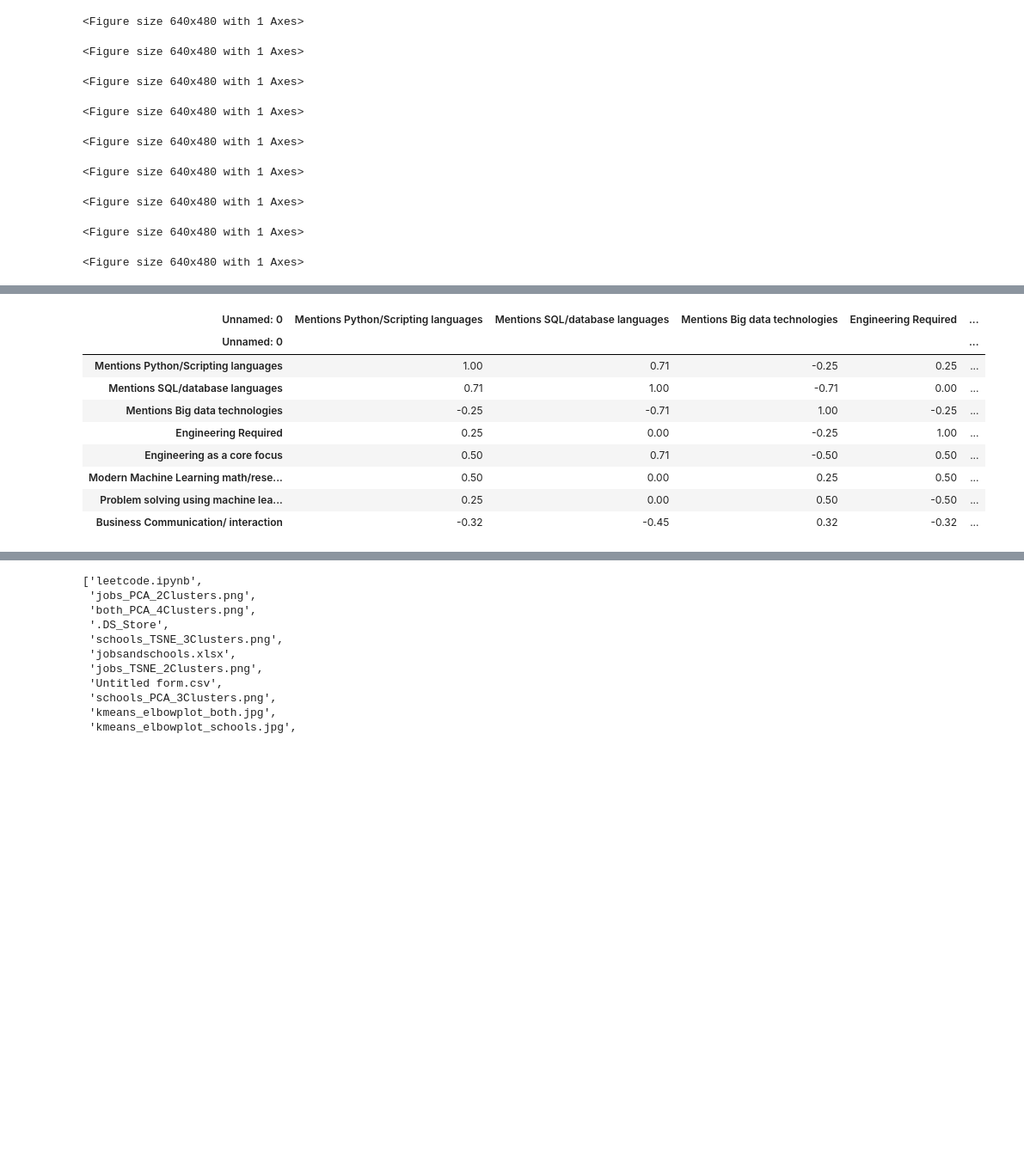
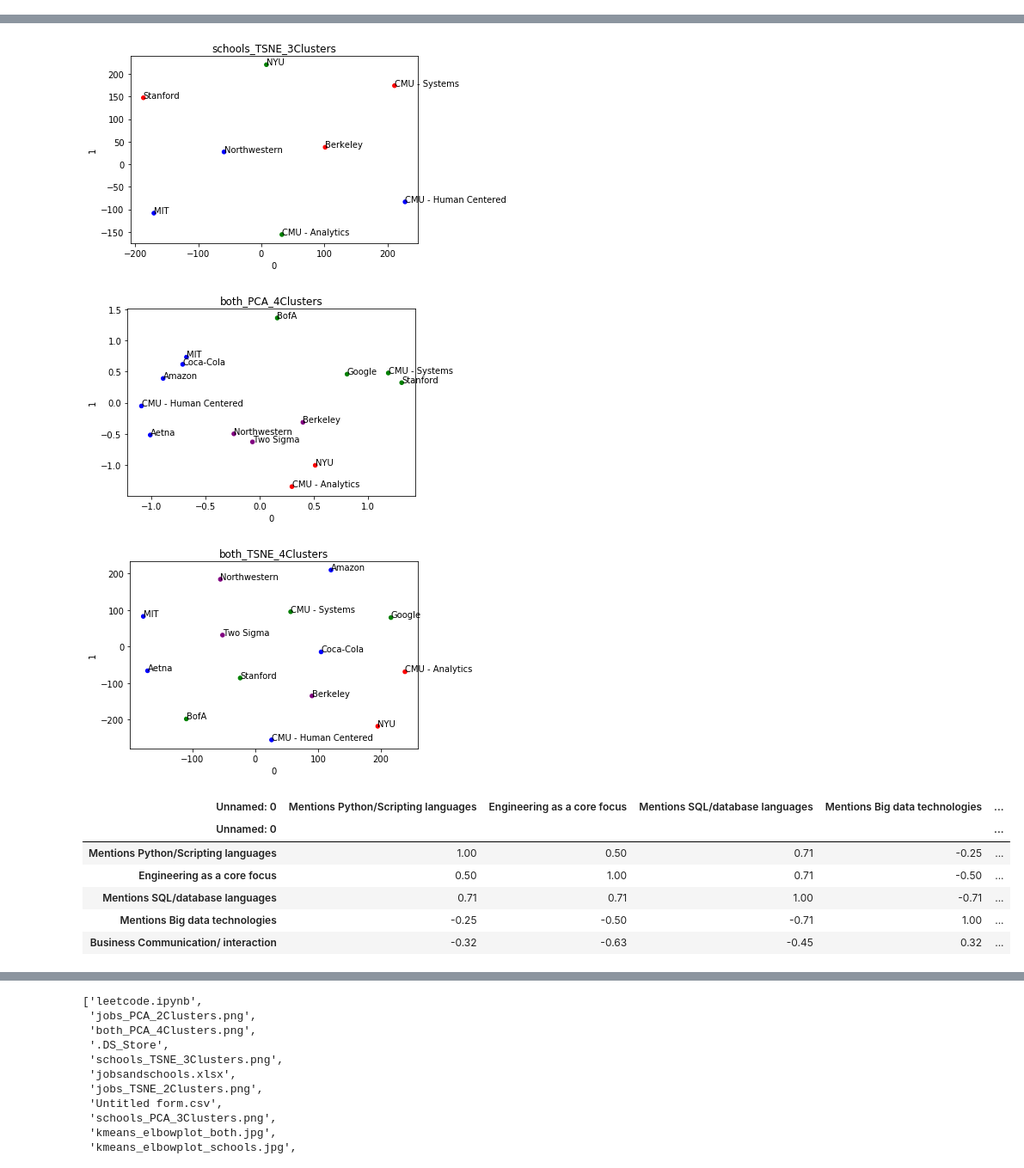
Before and after one commit to leedtan/schoolresearch, a Jupyter notebook: analyzejobsandschools.ipynb, the cells around one changed output, grey strips where cells are left out. Shown: that part at 86% size. Cells and saved outputs as stored; diff of their text form; code cells hidden in the pictures; blank space fills up the shorter version.

```diff
--- a/analyzejobsandschools.ipynb
+++ b/analyzejobsandschools.ipynb
@@ -61,18 +61,23 @@ for raw_data, source_name, n_clusters in zip([jobs, schools, both], ['jobs', 'sc
         data = fit_pca(raw_data, model)
         scatter(data, source_name + '_' + modelname + '_' + str(max(cluster_assignments) + 1) + 'Clusters',
                 cluster_assignments)
+data_indexes = [0, 4, 1, 5, 7, 2, -1]
+jobs = jobs.iloc[:,data_indexes]
+schools = schools.iloc[:,data_indexes]
 
-needed = pd.Series(jobs.mean(0).values - schools.mean(0).values, index = schools.columns)
+def calculate_need(jobs, schools):
+    needed = pd.Series(jobs.mean(0).values - schools.mean(0).values, index = schools.columns)
 
-norm_need = (needed - needed.min())/(needed.max()- needed.min()) * 2 - 1
+    norm_need = (needed - needed.min())/(needed.max()- needed.min()) * 2 - 1
 
-needed = needed.to_frame()
+    needed = needed.to_frame()
 
-needed.columns = ['need']
+    needed.columns = ['need']
 
-needed['jobs'] = jobs.mean(0).values
-needed['schools'] = schools.mean(0).values
-
+    needed['jobs'] = jobs.mean(0).values
+    needed['schools'] = schools.mean(0).values
+    return needed.round(2)
+needed = needed_reported = calculate_need(jobs, schools)
 
 
 def highlight_greaterthan(s, threshold, column):
@@ -81,8 +86,6 @@ def highlight_greaterthan(s, threshold, column):
             'background-color: lightgreen' if s[column] < -.1 else ''
             for v in is_max]
 
-
-needed = needed.round(2)
 
 needed = needed[['jobs', 'schools', 'need']]
 
@@ -132,12 +135,3 @@ write_with_color(needed, 'needed.xlsx')
 
 jobs.corr().dropna(how='all').dropna(how='all', axis=1).round(2)
 # %% [output]
-<Figure size 640x480 with 1 Axes>
-<Figure size 640x480 with 1 Axes>
-<Figure size 640x480 with 1 Axes>
-<Figure size 640x480 with 1 Axes>
-<Figure size 640x480 with 1 Axes>
-<Figure size 640x480 with 1 Axes>
-<Figure size 640x480 with 1 Axes>
-<Figure size 640x480 with 1 Axes>
-<Figure size 640x480 with 1 Axes>
@@ -144,10 +144,10 @@ jobs.corr().dropna(how='all').dropna(how='all', axis=1).round(2)
+[figure, added]
+[figure, added]
+[figure, added]
-| Unnamed: 0 | Mentions Python/Scripting languages | Mentions SQL/database languages | Mentions Big data technologies | Engineering Required | ... |
+| Unnamed: 0 | Mentions Python/Scripting languages | Engineering as a core focus | Mentions SQL/database languages | Mentions Big data technologies | ... |
 | Unnamed: 0 |  |  |  |  | ... |
-| Mentions Python/Scripting languages | 1.00 | 0.71 | -0.25 | 0.25 | ... |
-| Mentions SQL/database languages | 0.71 | 1.00 | -0.71 | 0.00 | ... |
-| Mentions Big data technologies | -0.25 | -0.71 | 1.00 | -0.25 | ... |
-| Engineering Required | 0.25 | 0.00 | -0.25 | 1.00 | ... |
-| Engineering as a core focus | 0.50 | 0.71 | -0.50 | 0.50 | ... |
-| Modern Machine Learning math/rese... | 0.50 | 0.00 | 0.25 | 0.50 | ... |
-| Problem solving using machine lea... | 0.25 | 0.00 | 0.50 | -0.50 | ... |
-| Business Communication/ interaction | -0.32 | -0.45 | 0.32 | -0.32 | ... |
+| Mentions Python/Scripting languages | 1.00 | 0.50 | 0.71 | -0.25 | ... |
+| Engineering as a core focus | 0.50 | 1.00 | 0.71 | -0.50 | ... |
+| Mentions SQL/database languages | 0.71 | 0.71 | 1.00 | -0.71 | ... |
+| Mentions Big data technologies | -0.25 | -0.50 | -0.71 | 1.00 | ... |
+| Business Communication/ interaction | -0.32 | -0.63 | -0.45 | 0.32 | ... |
```
Also changed, not shown: parts of 16 cells of this notebook, 5 other files.
